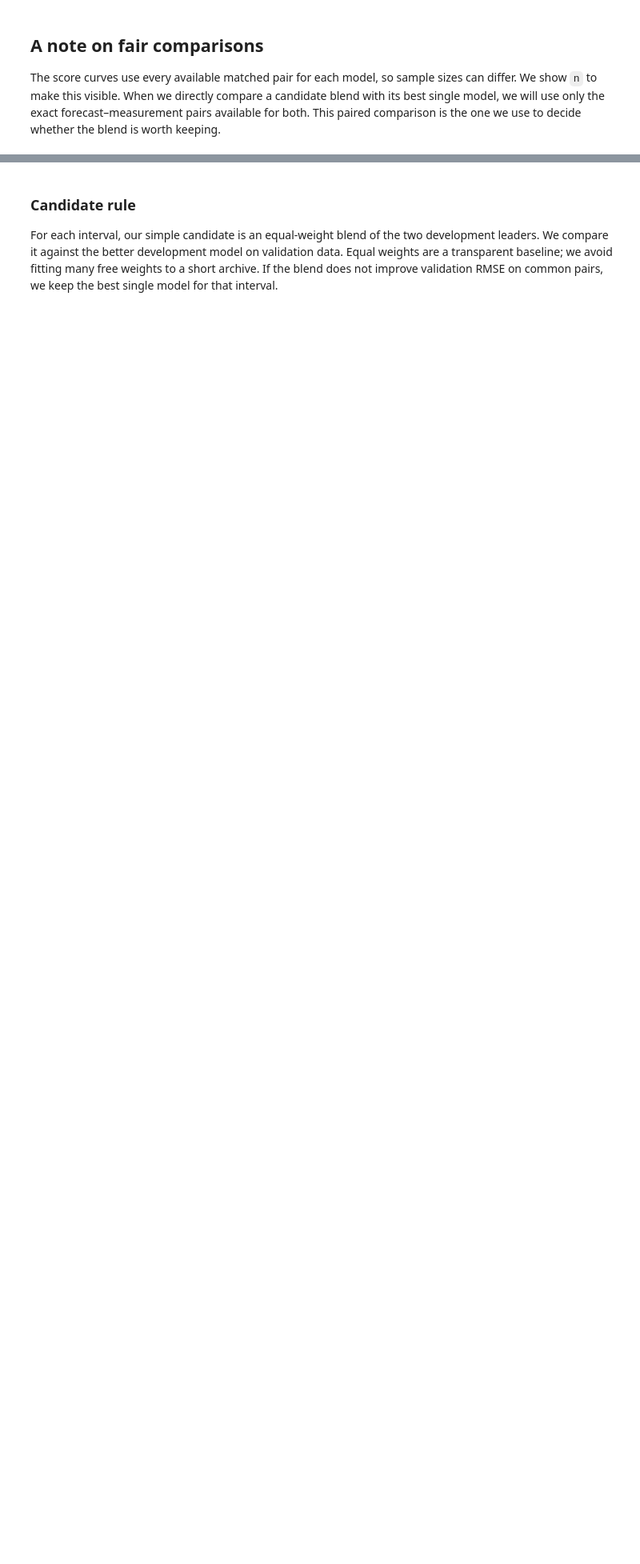
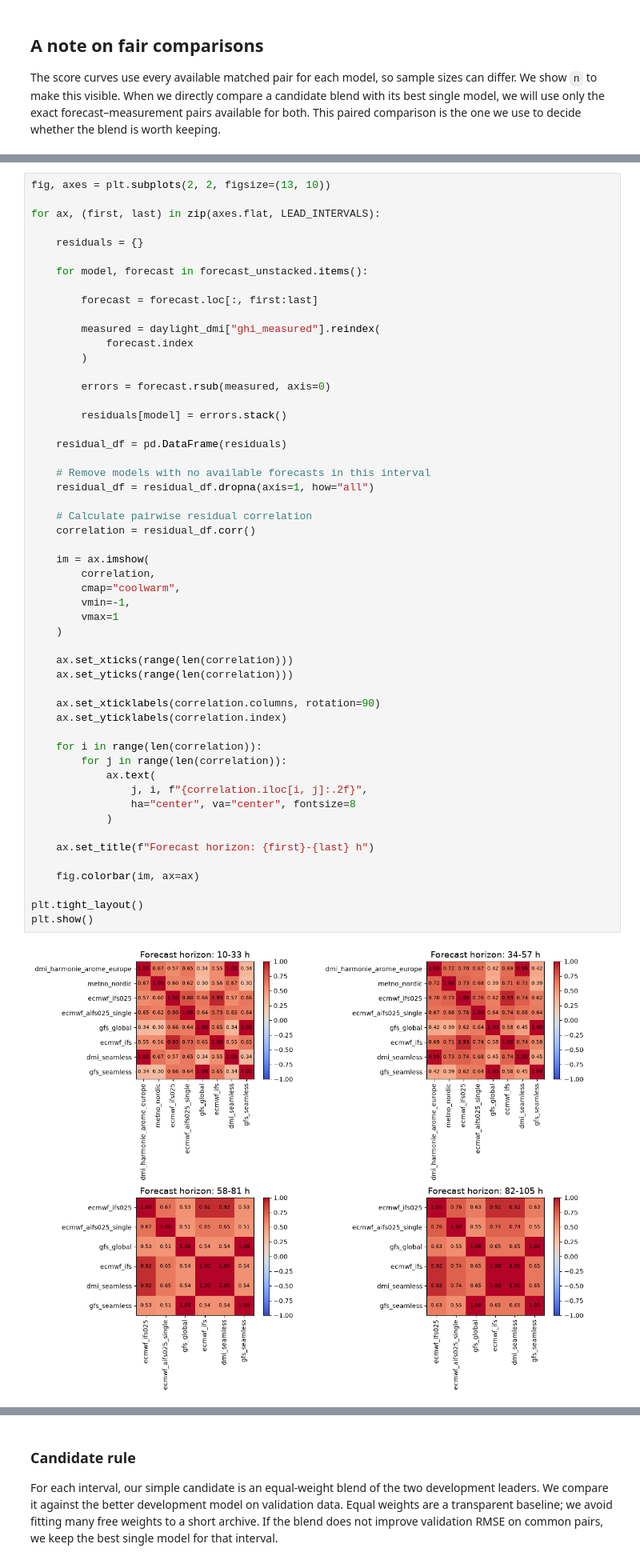
Before and after one commit to MatildeMGM/solar_forecast_project, a Jupyter notebook: notebooks/solar_forecast_analysis_and_blend.ipynb, the cells around one changed output, grey strips where cells are left out. Shown at 80% size. Saved outputs shown, nothing was run; the diff lists cells and outputs as text; blank space fills up the shorter version.

Commit message:
opdatering af forecast analyse

```diff
--- a/notebooks/solar_forecast_analysis_and_blend.ipynb
+++ b/notebooks/solar_forecast_analysis_and_blend.ipynb
@@ -573,0 +734,55 @@ The score curves use every available matched pair for each model, so sample size
+# %%
+fig, axes = plt.subplots(2, 2, figsize=(13, 10))
+
+for ax, (first, last) in zip(axes.flat, LEAD_INTERVALS):
+
+    residuals = {}
+
+    for model, forecast in forecast_unstacked.items():
+
+        forecast = forecast.loc[:, first:last]
+
+        measured = daylight_dmi["ghi_measured"].reindex(
+            forecast.index
+        )
+
+        errors = forecast.rsub(measured, axis=0)
+
+        residuals[model] = errors.stack()
+
+    residual_df = pd.DataFrame(residuals)
+
+    # Remove models with no available forecasts in this interval
+    residual_df = residual_df.dropna(axis=1, how="all")
+
+    # Calculate pairwise residual correlation
+    correlation = residual_df.corr()
+
+    im = ax.imshow(
+        correlation,
+        cmap="coolwarm",
+        vmin=-1,
+        vmax=1
+    )
+
+    ax.set_xticks(range(len(correlation)))
+    ax.set_yticks(range(len(correlation)))
+
+    ax.set_xticklabels(correlation.columns, rotation=90)
+    ax.set_yticklabels(correlation.index)
+
+    for i in range(len(correlation)):
+        for j in range(len(correlation)):
+            ax.text(
+                j, i, f"{correlation.iloc[i, j]:.2f}",
+                ha="center", va="center", fontsize=8
+            )
+
+    ax.set_title(f"Forecast horizon: {first}-{last} h")
+
+    fig.colorbar(im, ax=ax)
+
+plt.tight_layout()
+plt.show()
+# %% [output]
+[figure, added]
```
Also changed, not shown: parts of 37 cells of this notebook.
